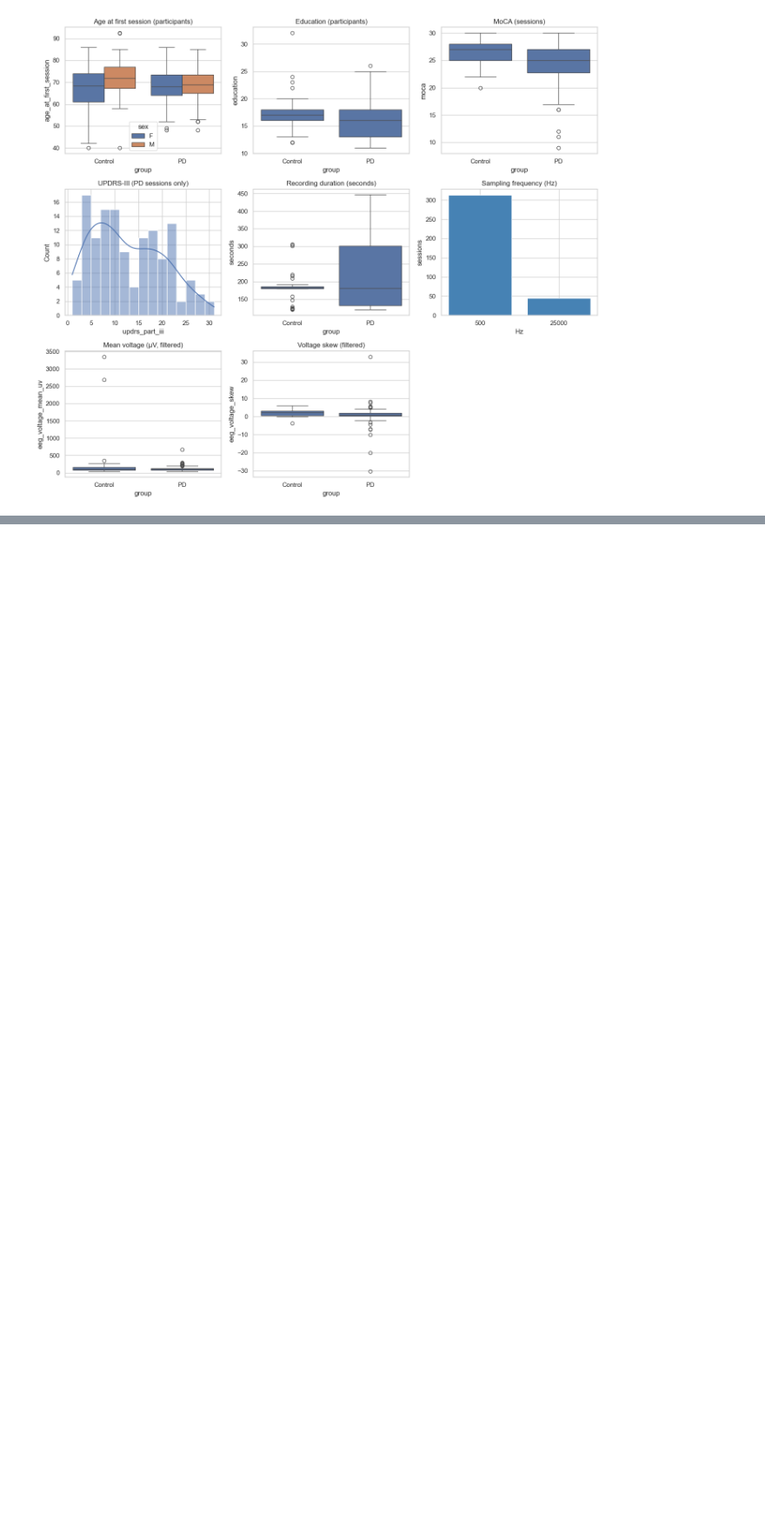
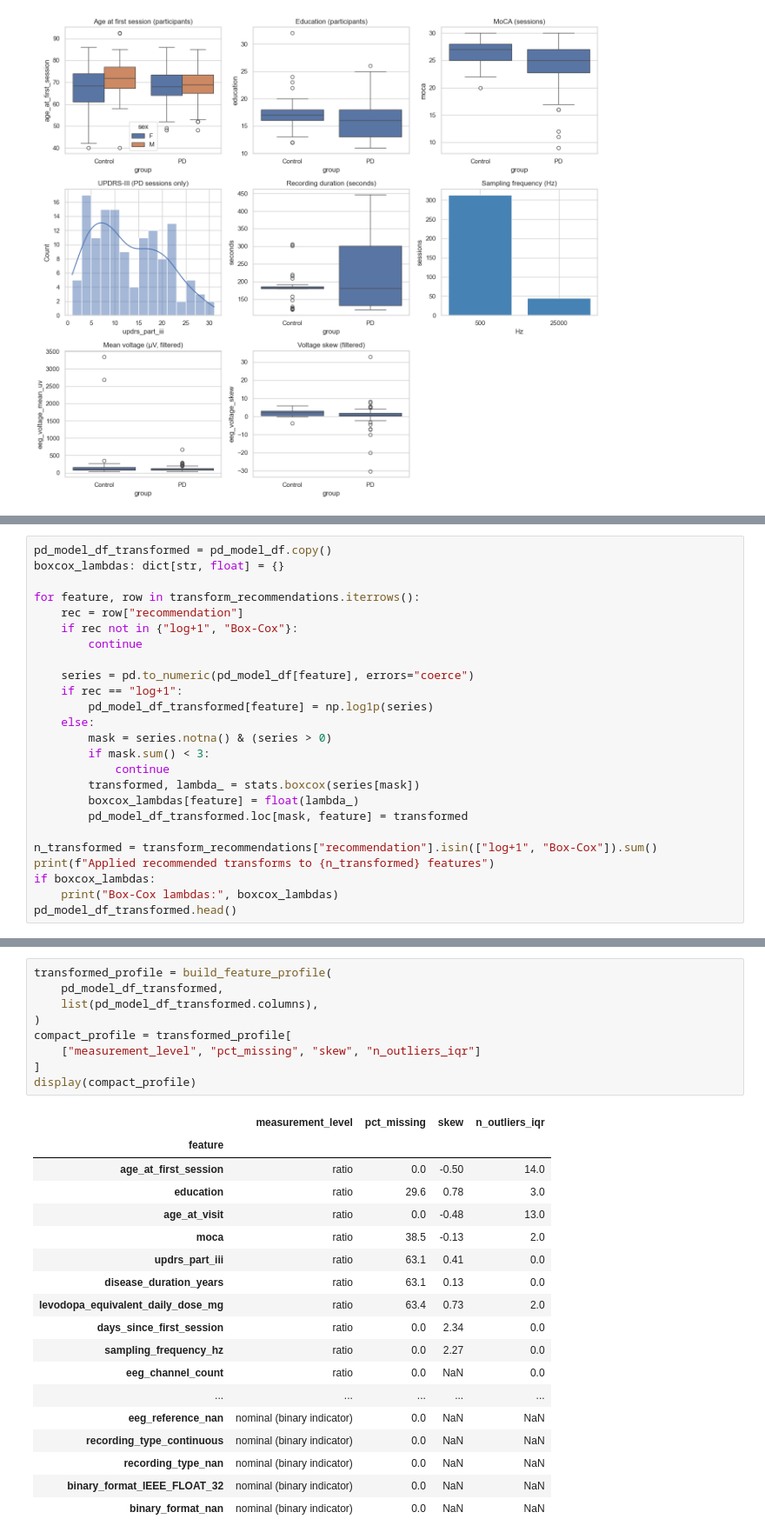
Before and after one commit to tnewman10/DDDM, a Jupyter notebook: Parkinson's Diagnosis/ds008768/PD Model.ipynb, the cells around one changed output, grey strips where cells are left out. Shown at 87% size. Cells and saved outputs as stored; diff of their text form; blank space fills up the shorter version.

```diff
--- a/Parkinson's Diagnosis/ds008768/PD Model.ipynb
+++ b/Parkinson's Diagnosis/ds008768/PD Model.ipynb
@@ -1190,0 +1414,25 @@ plt.show()
+# %%
+pd_model_df_transformed = pd_model_df.copy()
+boxcox_lambdas: dict[str, float] = {}
+
+for feature, row in transform_recommendations.iterrows():
+    rec = row["recommendation"]
+    if rec not in {"log+1", "Box-Cox"}:
+        continue
+
+    series = pd.to_numeric(pd_model_df[feature], errors="coerce")
+    if rec == "log+1":
+        pd_model_df_transformed[feature] = np.log1p(series)
+    else:
+        mask = series.notna() & (series > 0)
+        if mask.sum() < 3:
+            continue
+        transformed, lambda_ = stats.boxcox(series[mask])
+        boxcox_lambdas[feature] = float(lambda_)
+        pd_model_df_transformed.loc[mask, feature] = transformed
+
+n_transformed = transform_recommendations["recommendation"].isin(["log+1", "Box-Cox"]).sum()
+print(f"Applied recommended transforms to {n_transformed} features")
+if boxcox_lambdas:
+    print("Box-Cox lambdas:", boxcox_lambdas)
+pd_model_df_transformed.head()
@@ -1190,0 +1449,28 @@ plt.show()
+# %%
+transformed_profile = build_feature_profile(
+    pd_model_df_transformed,
+    list(pd_model_df_transformed.columns),
+)
+compact_profile = transformed_profile[
+    ["measurement_level", "pct_missing", "skew", "n_outliers_iqr"]
+]
+display(compact_profile)
+# %% [output]
+|  | measurement_level | pct_missing | skew | n_outliers_iqr |
+| feature |  |  |  |  |
+| age_at_first_session | ratio | 0.0 | -0.50 | 14.0 |
+| education | ratio | 29.6 | 0.78 | 3.0 |
+| age_at_visit | ratio | 0.0 | -0.48 | 13.0 |
+| moca | ratio | 38.5 | -0.13 | 2.0 |
+| updrs_part_iii | ratio | 63.1 | 0.41 | 0.0 |
+| disease_duration_years | ratio | 63.1 | 0.13 | 0.0 |
+| levodopa_equivalent_daily_dose_mg | ratio | 63.4 | 0.73 | 2.0 |
+| days_since_first_session | ratio | 0.0 | 2.34 | 0.0 |
+| sampling_frequency_hz | ratio | 0.0 | 2.27 | 0.0 |
+| eeg_channel_count | ratio | 0.0 | NaN | 0.0 |
+| ... | ... | ... | ... | ... |
+| eeg_reference_nan | nominal (binary indicator) | 0.0 | NaN | NaN |
+| recording_type_continuous | nominal (binary indicator) | 0.0 | NaN | NaN |
+| recording_type_nan | nominal (binary indicator) | 0.0 | NaN | NaN |
+| binary_format_IEEE_FLOAT_32 | nominal (binary indicator) | 0.0 | NaN | NaN |
+| binary_format_nan | nominal (binary indicator) | 0.0 | NaN | NaN |
```
Also changed, not shown: parts of 8 cells of this notebook, 4 other files.
